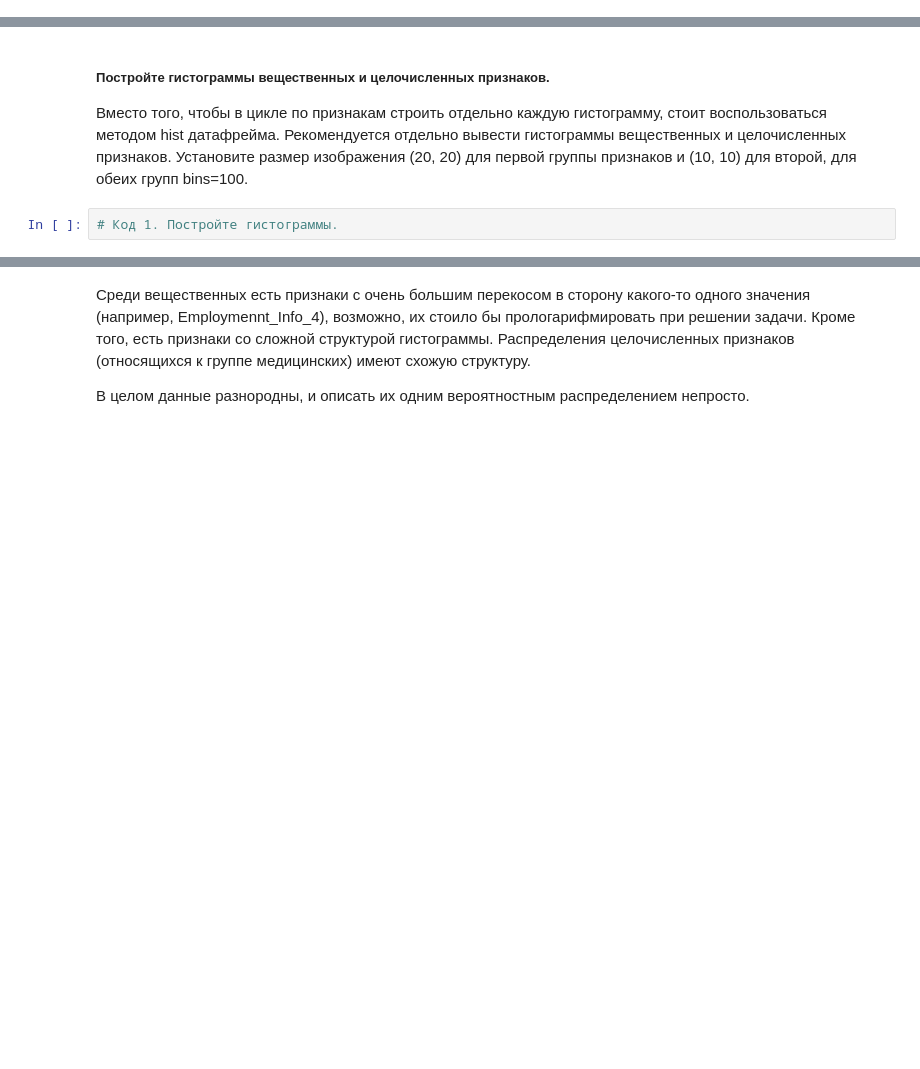
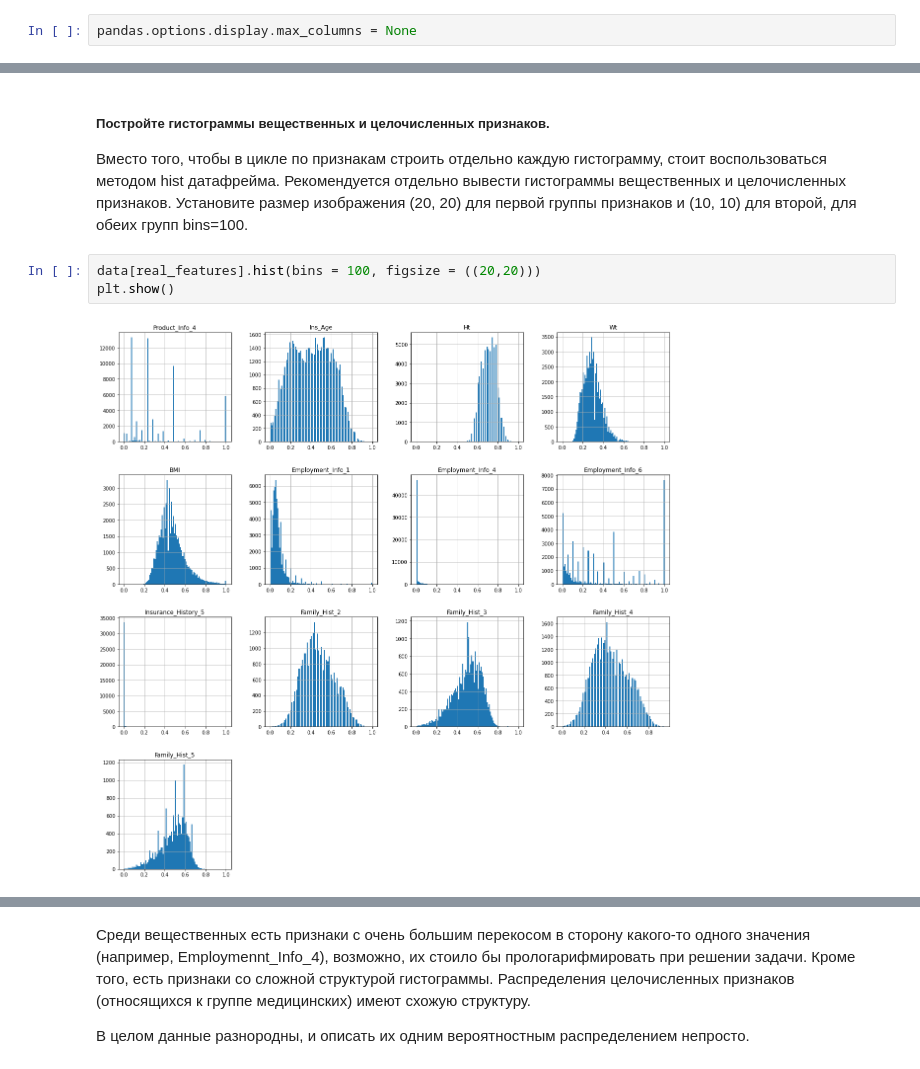
Before and after one commit to locacazador/pythonML, a Jupyter notebook: III course - unsupervised-learning/visualization/VisualizationPeerReview.ipynb, the cells around one changed output, grey strips where cells are left out. Cells and saved outputs as stored; diff of their text form; blank space fills up the shorter version.

Commit message:
done visualization

```diff
--- a/III course - unsupervised-learning/visualization/VisualizationPeerReview.ipynb
+++ b/III course - unsupervised-learning/visualization/VisualizationPeerReview.ipynb
@@ -33,6 +33,8 @@ import pandas
 from matplotlib import pyplot as plt
 import seaborn
 %matplotlib inline
+# %%
+pandas.options.display.max_columns = None
 # %% [markdown]
 Считываем данные:
 # %%
@@ -79,5 +111,8 @@ $^*$ Будем считать, что масштаб двух признако
 # %% [markdown]
 ##### Постройте гистограммы вещественных и целочисленных признаков.
 Вместо того, чтобы в цикле по признакам строить отдельно каждую гистограмму, стоит воспользоваться методом hist датафрейма. Рекомендуется отдельно вывести гистограммы вещественных и целочисленных признаков. Установите размер изображения (20, 20) для первой группы признаков и  (10, 10) для второй, для обеих групп bins=100.
-# %%
-# Код 1. Постройте гистограммы.
+# %%
+data[real_features].hist(bins = 100, figsize = ((20,20)))
+plt.show()
+# %% [output]
+[figure, added]
```
Also changed, not shown: parts of 31 cells of this notebook.
